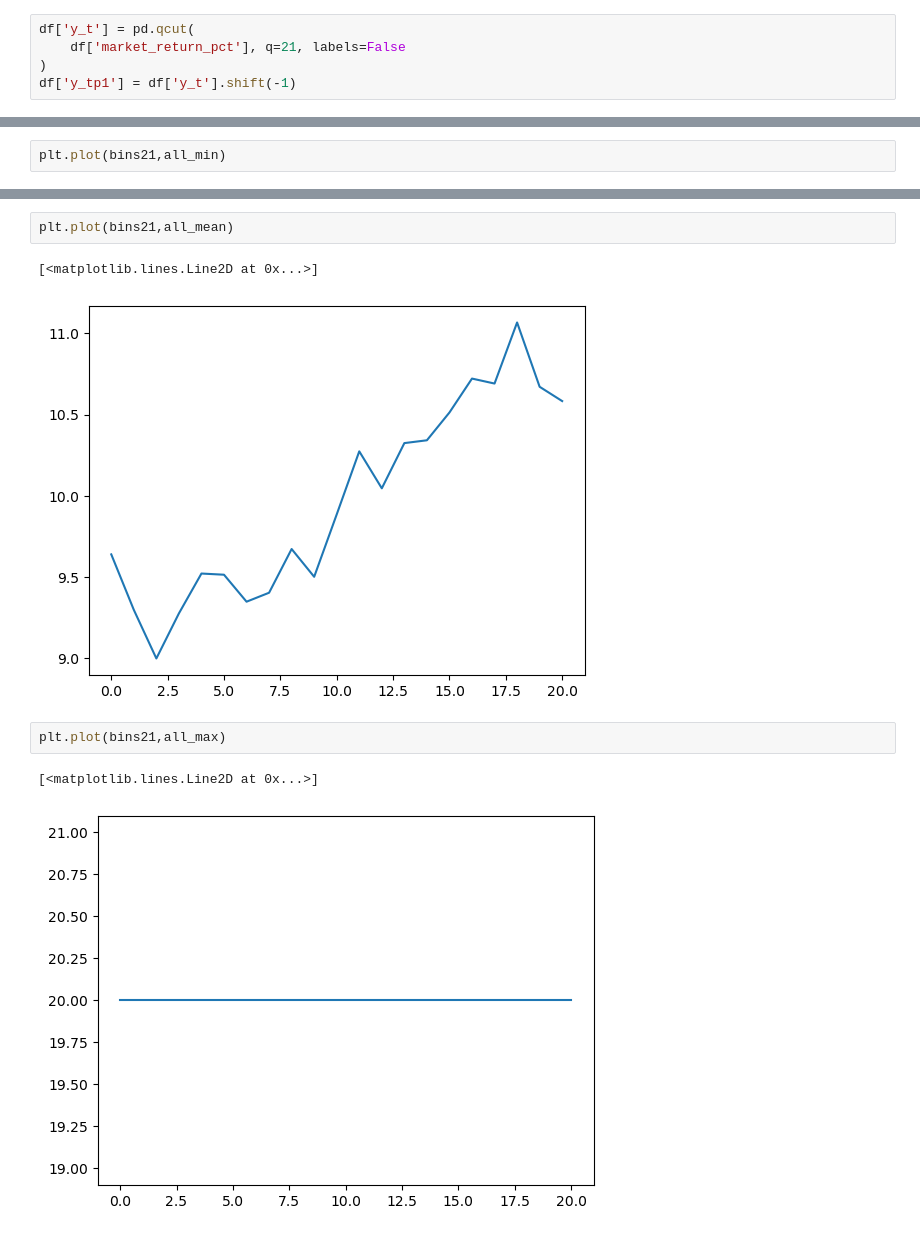
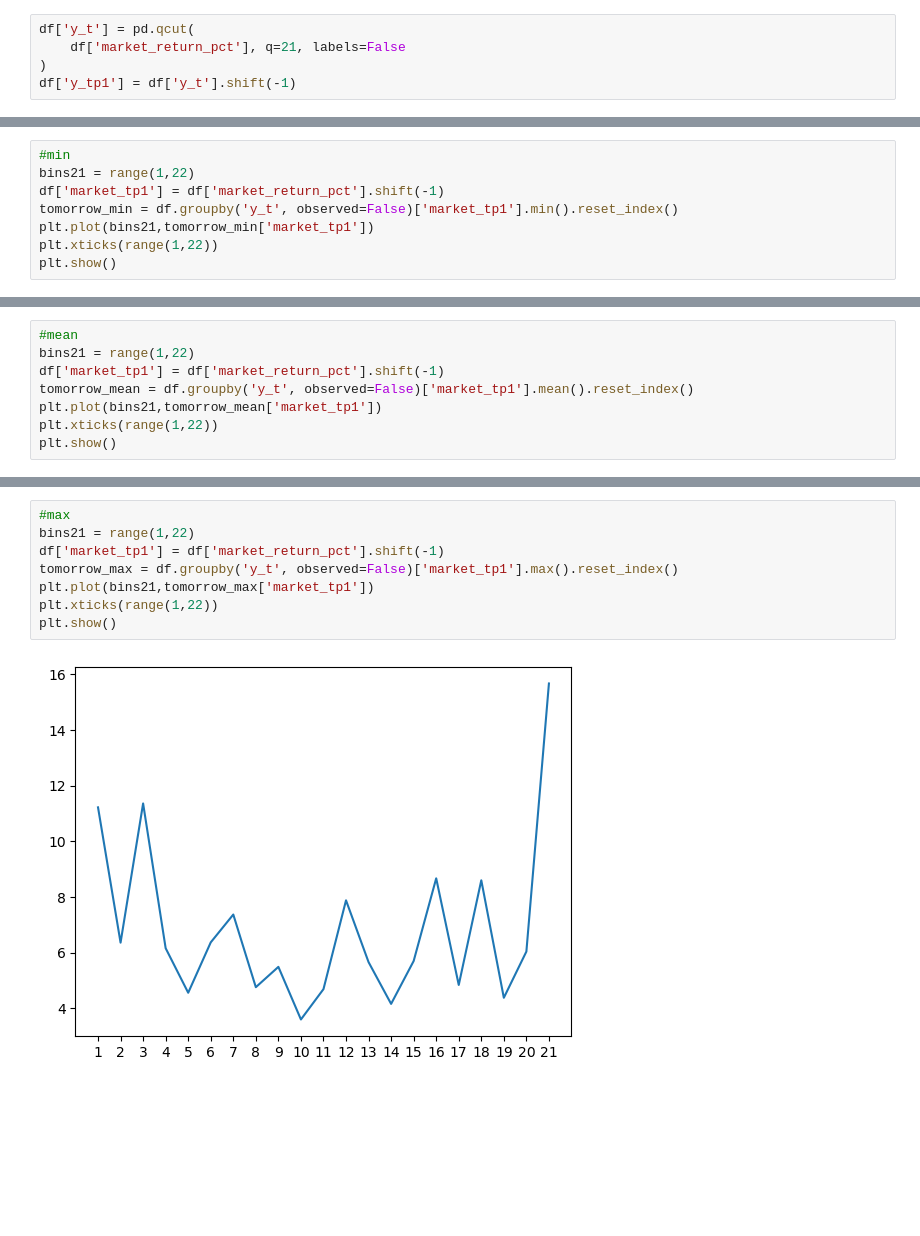
Before and after one commit to sayuri005/uu_markov, a Jupyter notebook: lab_1/lab.ipynb, the cells around one changed output, grey strips where cells are left out. Cells and saved outputs as stored; diff of their text form; blank space fills up the shorter version.

```diff
--- a/lab_1/lab.ipynb
+++ b/lab_1/lab.ipynb
@@ -266,0 +254,8 @@ for x in sorted(df['y_t'].dropna().unique()):
+# %%
+#min
+bins21 = range(1,22)
+df['market_tp1'] = df['market_return_pct'].shift(-1)
+tomorrow_min = df.groupby('y_t', observed=False)['market_tp1'].min().reset_index()
+plt.plot(bins21,tomorrow_min['market_tp1'])
+plt.xticks(range(1,22))
+plt.show()
@@ -267,3 +264,9 @@ for x in sorted(df['y_t'].dropna().unique()):
 # %%
-plt.plot(bins21,all_min)
+#mean
+bins21 = range(1,22)
+df['market_tp1'] = df['market_return_pct'].shift(-1)
+tomorrow_mean = df.groupby('y_t', observed=False)['market_tp1'].mean().reset_index()
+plt.plot(bins21,tomorrow_mean['market_tp1'])
+plt.xticks(range(1,22))
+plt.show()
 # %% [output]
@@ -272,11 +274,11 @@ plt.plot(bins21,all_min)
-# %%
-plt.plot(bins21,all_mean)
-# %% [output]
-[<matplotlib.lines.Line2D at 0x...>]
-[figure, removed]
 # %%
-plt.plot(bins21,all_max)
+#max
+bins21 = range(1,22)
+df['market_tp1'] = df['market_return_pct'].shift(-1)
+tomorrow_max = df.groupby('y_t', observed=False)['market_tp1'].max().reset_index()
+plt.plot(bins21,tomorrow_max['market_tp1'])
+plt.xticks(range(1,22))
+plt.show()
 # %% [output]
-[<matplotlib.lines.Line2D at 0x...>]
-[figure, old version]
+[figure, new version]
 # %% [markdown]
```
Also changed, not shown: parts of 11 cells of this notebook, 3 other files.
